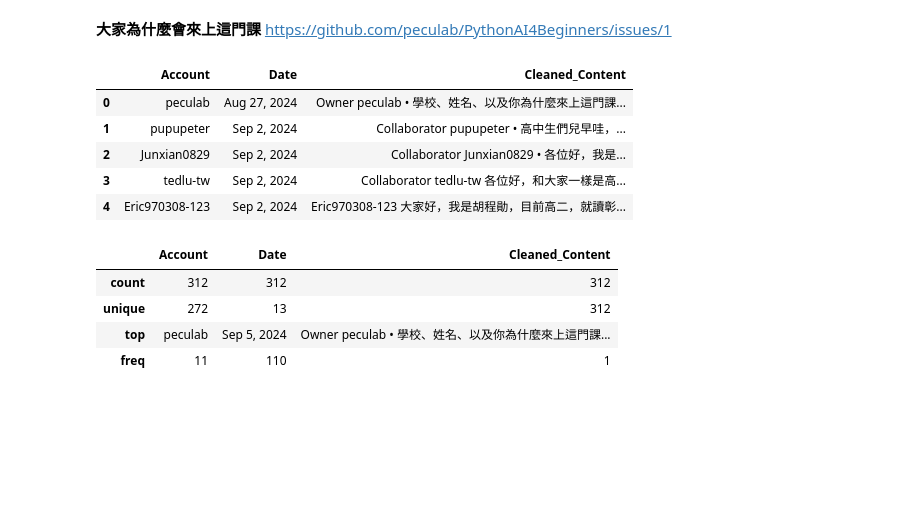
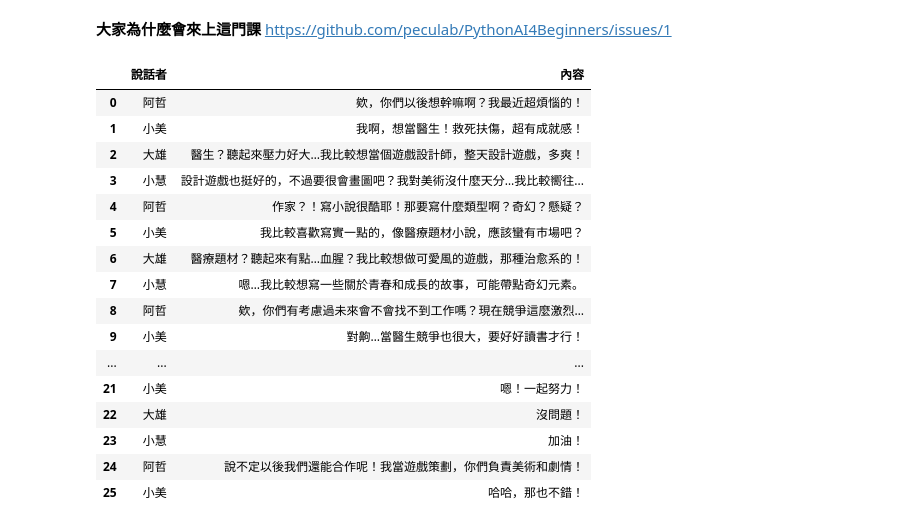
Before and after one commit to Huwalli/PLta, a Jupyter notebook: ____part1.ipynb, the cells around one changed output. Drawn from its saved outputs; the diff is of its cells as text; code cells hidden in the pictures; blank space fills up the shorter version.

```diff
--- a/____part1.ipynb
+++ b/____part1.ipynb
@@ -29,20 +15,58 @@ df = pd.DataFrame(rows)
-# %%
-df.head()
-# %% [output]
-|  | Account | Date | Cleaned_Content |
-| 0 | peculab | Aug 27, 2024 | Owner peculab • 學校、姓名、以及你為什麼來上這門課... |
-| 1 | pupupeter | Sep 2, 2024 | Collaborator pupupeter • 高中生們兒早哇，... |
-| 2 | Junxian0829 | Sep 2, 2024 | Collaborator Junxian0829 • 各位好，我是... |
-| 3 | tedlu-tw | Sep 2, 2024 | Collaborator tedlu-tw 各位好，和大家一樣是高... |
-| 4 | Eric970308-123 | Sep 2, 2024 | Eric970308-123 大家好，我是胡程勛，目前高二，就讀彰... |
-# %%
-df.describe()
-# %% [output]
-|  | Account | Date | Cleaned_Content |
-| count | 312 | 312 | 312 |
-| unique | 272 | 13 | 312 |
-| top | peculab | Sep 5, 2024 | Owner peculab • 學校、姓名、以及你為什麼來上這門課... |
-| freq | 11 | 110 | 1 |
+# %%
+#保護並存放隱私資料（例如 API key或密碼）
+from google.colab import userdata
+apikey = userdata.get('test')
+# %%
+import google.generativeai as genai
+import pandas as pd
+import re
+
+# 設定 Gemini API
+genai.configure(api_key=apikey)
+model = genai.GenerativeModel("gemini-1.5-flash")
+
+# 生成內容
+response = model.generate_content("假裝有四個國中生在聊天，他們聊關於未來志向，開頭請標示誰在說話，生成個25句")
+text = response.text
+
+# 分割每行
+sentences = [line.strip() for line in text.strip().split("\n") if line.strip()]
+
+# 解析 markdown 語法的說話者與內容
+data = []
+for sentence in sentences:
+    match = re.match(r"\*\*(.+?)\:\*\*\s*(.+)", sentence)
+    if match:
+        speaker = match.group(1).strip()
+        content = match.group(2).strip()
+    else:
+        speaker = ""
+        content = sentence
+    data.append({"說話者": speaker, "內容": content})
+
+# 轉為表格
+df = pd.DataFrame(data)
+
+# 顯示表格
+df
+# %% [output]
+|  | 說話者 | 內容 |
+| 0 | 阿哲 | 欸，你們以後想幹嘛啊？我最近超煩惱的！ |
+| 1 | 小美 | 我啊，想當醫生！救死扶傷，超有成就感！ |
+| 2 | 大雄 | 醫生？聽起來壓力好大…我比較想當個遊戲設計師，整天設計遊戲，多爽！ |
+| 3 | 小慧 | 設計遊戲也挺好的，不過要很會畫圖吧？我對美術沒什麼天分…我比較嚮往... |
+| 4 | 阿哲 | 作家？！寫小說很酷耶！那要寫什麼類型啊？奇幻？懸疑？ |
+| 5 | 小美 | 我比較喜歡寫實一點的，像醫療題材小說，應該蠻有市場吧？ |
+| 6 | 大雄 | 醫療題材？聽起來有點…血腥？我比較想做可愛風的遊戲，那種治愈系的！ |
+| 7 | 小慧 | 嗯…我比較想寫一些關於青春和成長的故事，可能帶點奇幻元素。 |
+| 8 | 阿哲 | 欸，你們有考慮過未來會不會找不到工作嗎？現在競爭這麼激烈… |
+| 9 | 小美 | 對齁…當醫生競爭也很大，要好好讀書才行！ |
+| ... | ... | ... |
+| 21 | 小美 | 嗯！一起努力！ |
+| 22 | 大雄 | 沒問題！ |
+| 23 | 小慧 | 加油！ |
+| 24 | 阿哲 | 說不定以後我們還能合作呢！我當遊戲策劃，你們負責美術和劇情！ |
+| 25 | 小美 | 哈哈，那也不錯！ |
 # %%
 !pip install jieba
 !pip install snownlp
```
Also changed, not shown: parts of 20 cells of this notebook.
